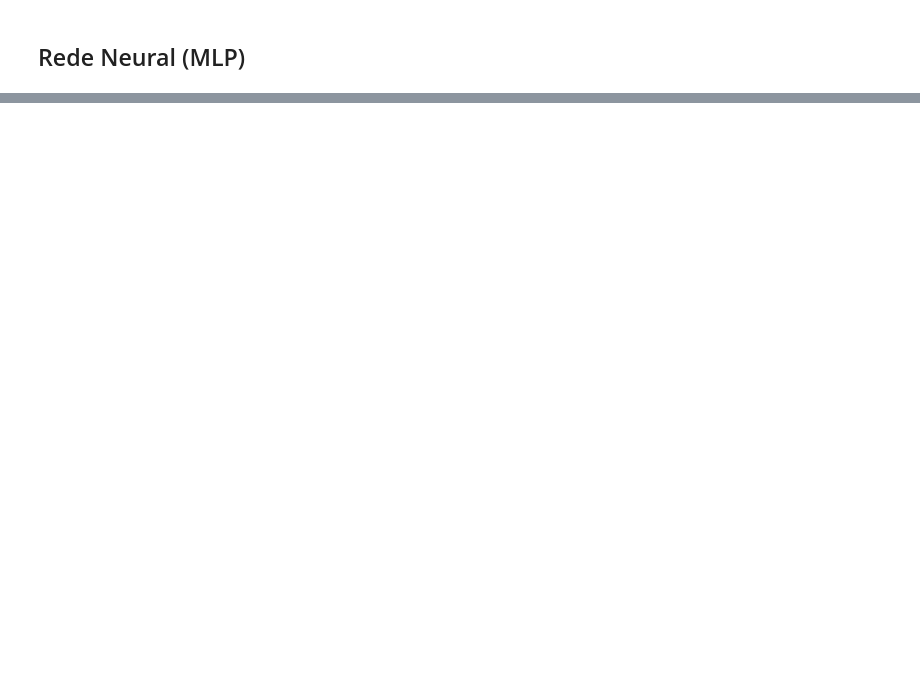
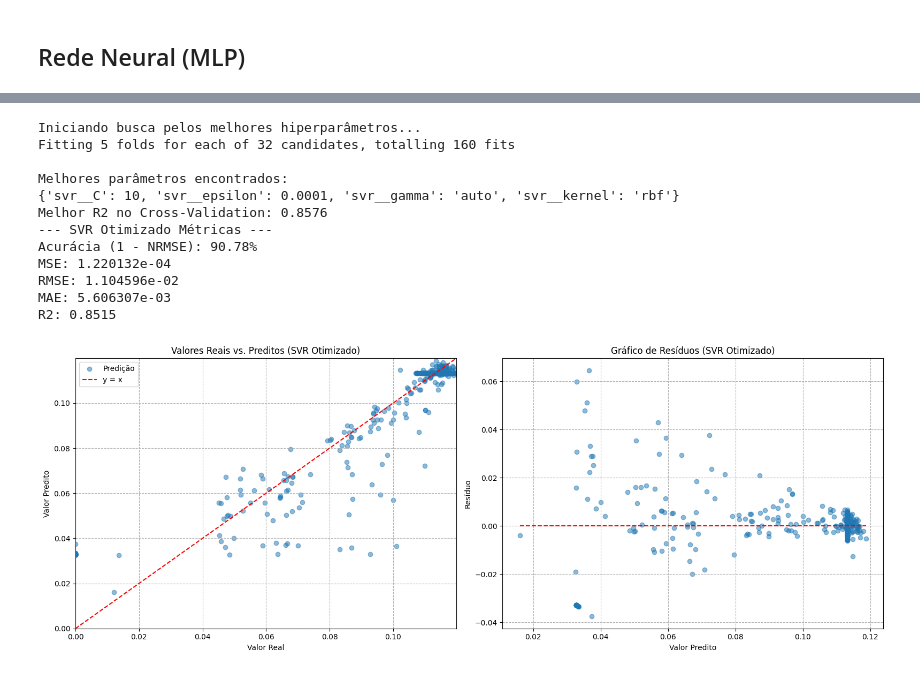
Before and after one commit to Pedro-IFC/NetBalanceC, a Jupyter notebook: LinearRgression.ipynb, the cells around one changed output, grey strips where cells are left out. Cells and saved outputs as stored; diff of their text form; code cells hidden in the pictures; blank space fills up the shorter version.

```diff
--- a/LinearRgression.ipynb
+++ b/LinearRgression.ipynb
@@ -243,0 +260,47 @@ R2: 0.8097
+# %%
+pipeline = Pipeline([
+    ('scaler', StandardScaler()),
+    ('svr', SVR())
+])
+
+param_grid = {
+    'svr__kernel': ['rbf'],
+    'svr__C': [10, 100, 1000, 5000],
+    'svr__gamma': ['scale', 'auto'],
+    'svr__epsilon': [0.0001, 0.001, 0.01, 0.05]
+}
+
+grid_search = GridSearchCV(
+    pipeline,
+    param_grid,
+    cv=5,
+    scoring='r2',
+    verbose=1,
+    n_jobs=-1
+)
+
+print("Iniciando busca pelos melhores hiperparâmetros...")
+grid_search.fit(X_train, y_train)
+
+print("\nMelhores parâmetros encontrados:")
+print(grid_search.best_params_)
+print(f"Melhor R2 no Cross-Validation: {grid_search.best_score_:.4f}")
+
+best_model = grid_search.best_estimator_
+y_pred_best = best_model.predict(X_test)
+
+evaluate_and_plot("SVR Otimizado", y_test, y_pred_best)
+# %% [output]
+Iniciando busca pelos melhores hiperparâmetros...
+Fitting 5 folds for each of 32 candidates, totalling 160 fits
+
+Melhores parâmetros encontrados:
+{'svr__C': 10, 'svr__epsilon': 0.0001, 'svr__gamma': 'auto', 'svr__kernel': 'rbf'}
+Melhor R2 no Cross-Validation: 0.8576
+--- SVR Otimizado Métricas ---
+Acurácia (1 - NRMSE): 90.78%
+MSE: 1.220132e-04
+RMSE: 1.104596e-02
+MAE: 5.606307e-03
+R2: 0.8515
+[figure, added]
```
Also changed, not shown: parts of 6 cells of this notebook.
